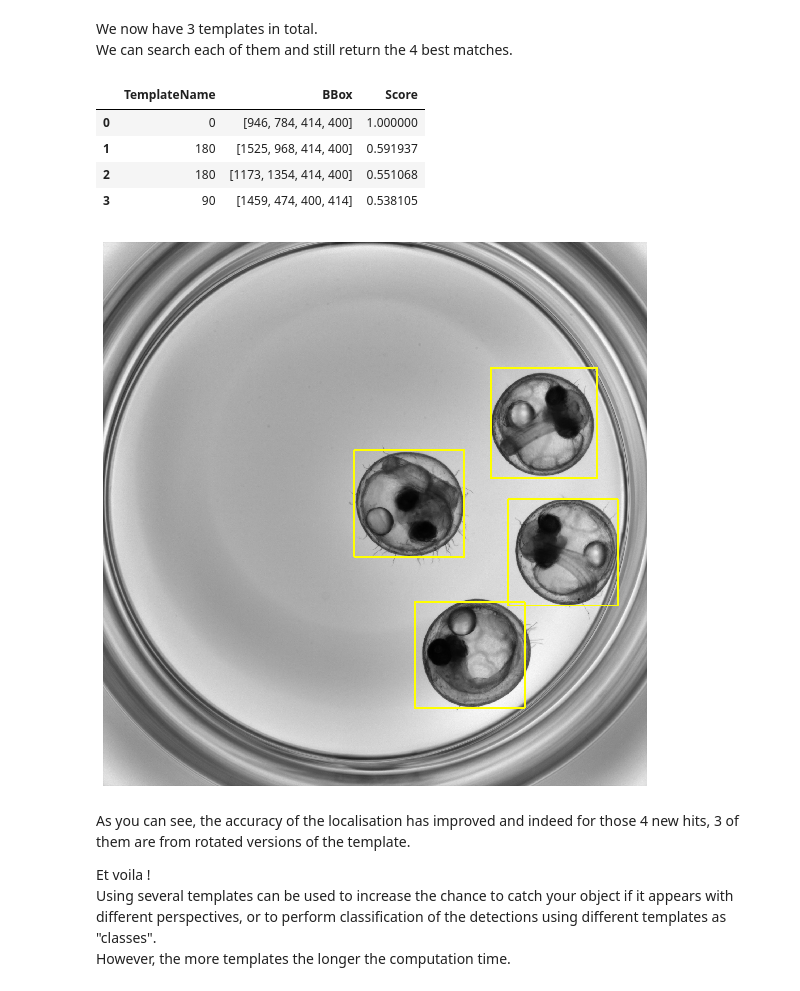
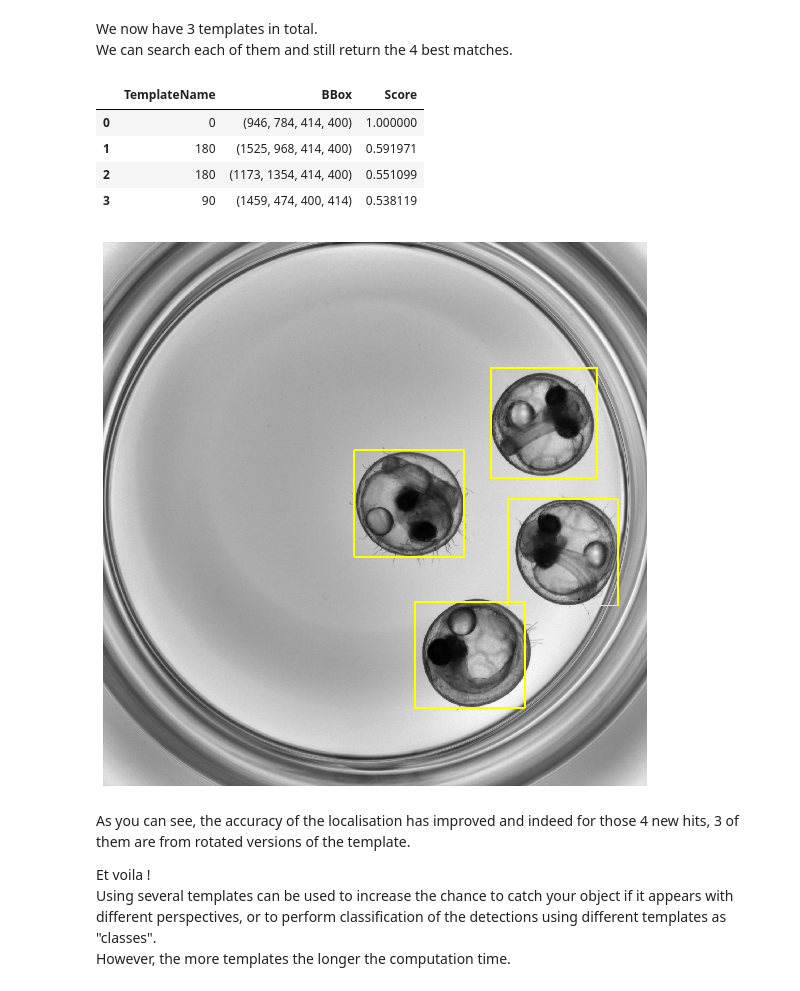
Before and after one commit to multi-template-matching/MultiTemplateMatching-Python, a Jupyter notebook: tutorials/Tutorial2-Template_Augmentation.ipynb, the cells around one changed output. Cells and saved outputs as stored; diff of their text form; code cells hidden in the pictures.

```diff
--- a/tutorials/Tutorial2-Template_Augmentation.ipynb
+++ b/tutorials/Tutorial2-Template_Augmentation.ipynb
@@ -122,20 +126,26 @@ for i,angle in enumerate([90,180]):
 We now have 3 templates in total.
 We can search each of them and still return the 4 best matches.
 # %%
-Hits = matchTemplates(listTemplate, image, N_object=4, score_threshold=0.4, method=cv2.TM_CCOEFF_NORMED, maxOverlap=0.3)
+Hits = matchTemplates(listTemplate,
+                      image,
+                      N_object=4,
+                      score_threshold=0.4,
+                      method=cv2.TM_CCOEFF_NORMED,
+                      maxOverlap=0.3,
+                      useOpencl=True)
 
 Overlay = drawBoxesOnRGB(image, Hits, boxThickness=5)
 plt.figure(figsize = (10,10))
 plt.axis("off")
 plt.imshow(Overlay)
 
 Hits
 # %% [output]
 |  | TemplateName | BBox | Score |
-| 0 | 0 | [946, 784, 414, 400] | 1.000000 |
-| 1 | 180 | [1525, 968, 414, 400] | 0.591937 |
-| 2 | 180 | [1173, 1354, 414, 400] | 0.551068 |
-| 3 | 90 | [1459, 474, 400, 414] | 0.538105 |
+| 0 | 0 | (946, 784, 414, 400) | 1.000000 |
+| 1 | 180 | (1525, 968, 414, 400) | 0.591971 |
+| 2 | 180 | (1173, 1354, 414, 400) | 0.551099 |
+| 3 | 90 | (1459, 474, 400, 414) | 0.538119 |
 [figure]
 # %% [markdown]
 As you can see, the accuracy of the localisation has improved and indeed for those 4 new hits, 3 of them are from rotated versions of the template.
```
Also changed, not shown: parts of 3 cells of this notebook, 1 other file.
